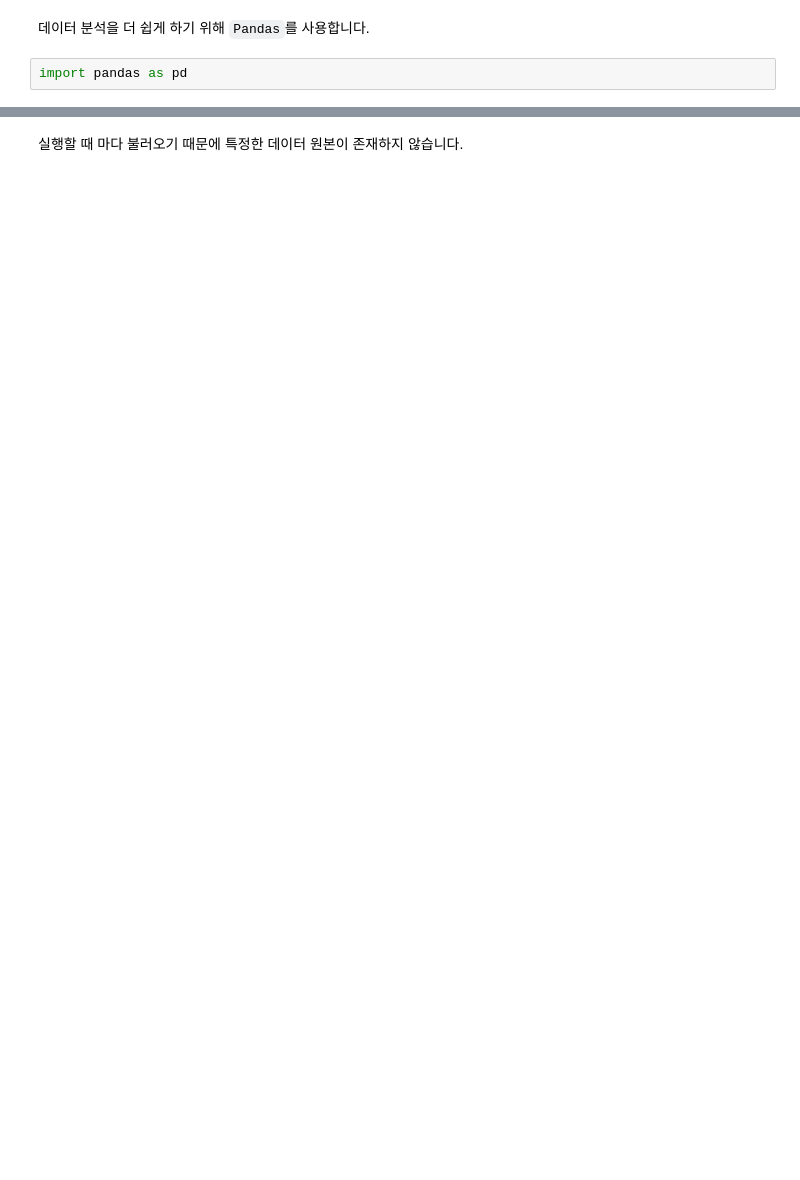
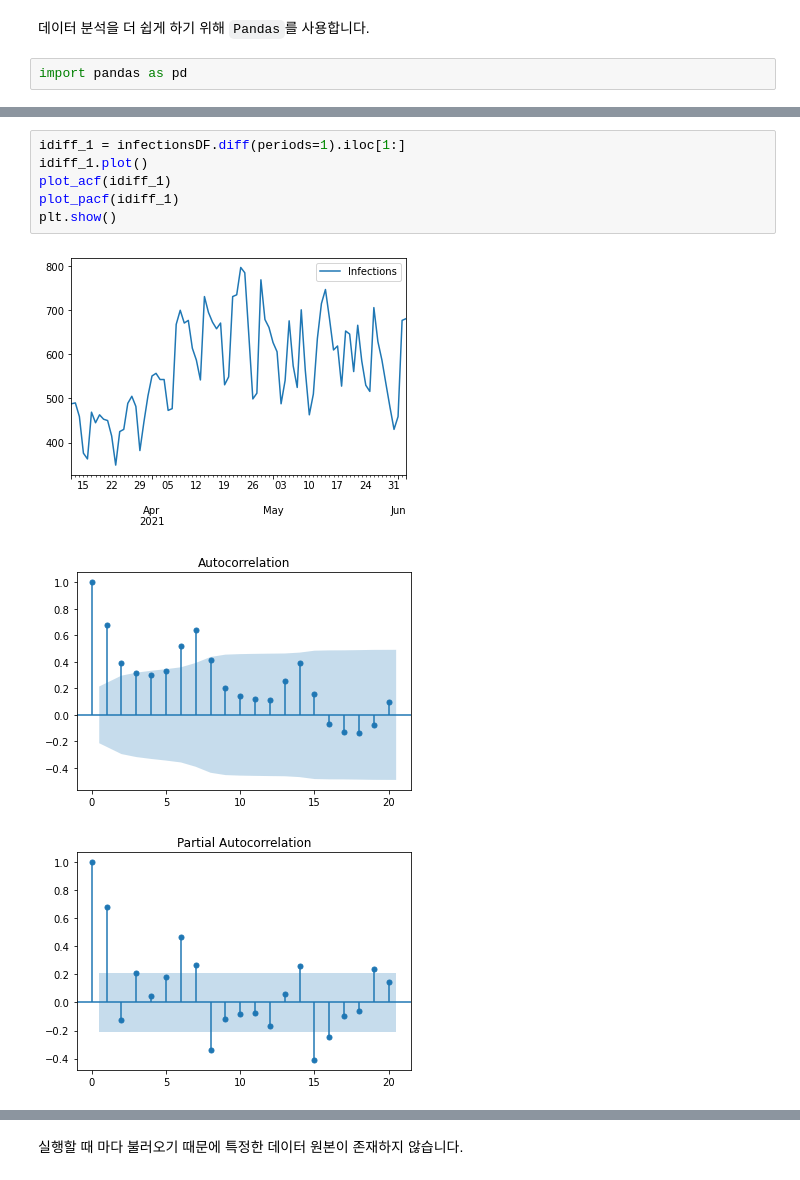
Before and after one commit to Coalery/WebPythonTermProject, a Jupyter notebook: TermProject_2021105589.ipynb, the cells around one changed output, grey strips where cells are left out. Cells and saved outputs as stored; diff of their text form; blank space fills up the shorter version.

```diff
--- a/TermProject_2021105589.ipynb
+++ b/TermProject_2021105589.ipynb
@@ -284,0 +434,10 @@ print(vaccineStateDataFrame)
+# %%
+idiff_1 = infectionsDF.diff(periods=1).iloc[1:]
+idiff_1.plot()
+plot_acf(idiff_1)
+plot_pacf(idiff_1)
+plt.show()
+# %% [output]
+[figure, added]
+[figure, added]
+[figure, added]
```
Also changed, not shown: parts of 63 cells of this notebook.
